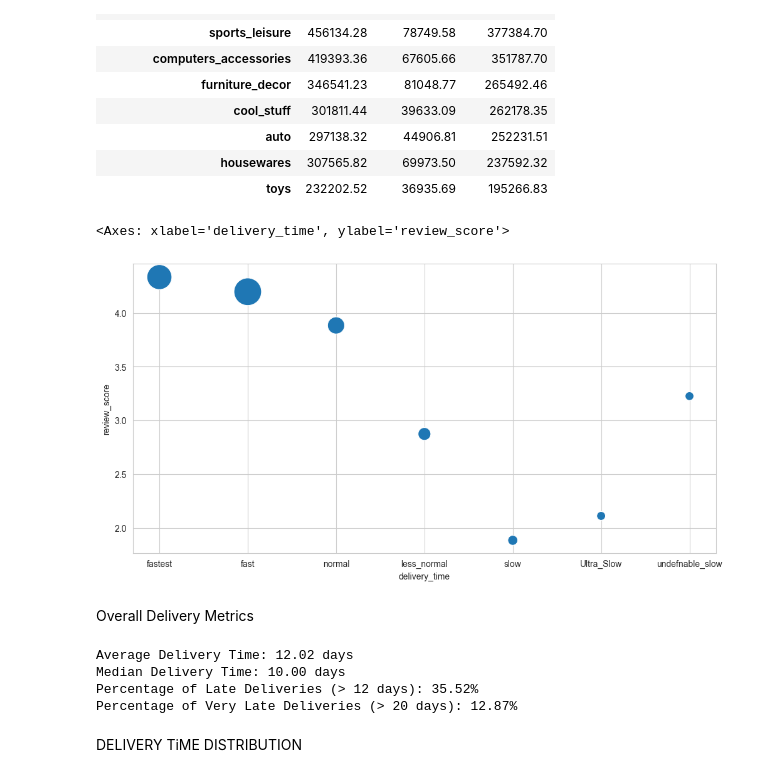
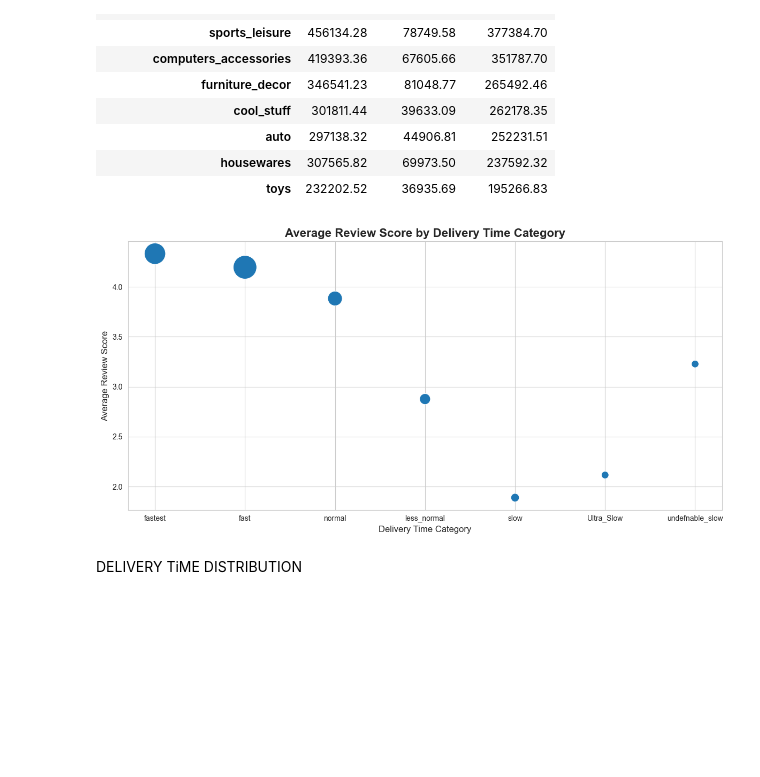
Before and after one commit to haseeb774/end-to-end-olist-analysis, a Jupyter notebook: python_analysis/eda.ipynb, the cells around one changed output. Cells and saved outputs as stored; diff of their text form; code cells hidden in the pictures; blank space fills up the shorter version.

```diff
--- a/python_analysis/eda.ipynb
+++ b/python_analysis/eda.ipynb
@@ -177,46 +177,20 @@ category_profit
 | housewares | 307565.82 | 69973.50 | 237592.32 |
 | toys | 232202.52 | 36935.69 | 195266.83 |
 # %%
-df["delivery_time"] = pd.cut(df["delivery_time"], bins=[0,7,16,25,40,70,120,np.inf], labels=["fastest","fast","normal","less_normal","slow","Ultra_Slow","undefnable_slow"])
-rateing_by_delivery_time =df.groupby("delivery_time").agg({
+df["delivery_time_cat"] = pd.cut(df["delivery_time"], bins=[0,7,16,25,40,70,120,np.inf], labels=["fastest","fast","normal","less_normal","slow","Ultra_Slow","undefnable_slow"])
+rateing_by_delivery_time =df.groupby("delivery_time_cat").agg({
     "order_id":"nunique",
     "review_score":"mean"
 })
 sns.scatterplot(data=rateing_by_delivery_time, x=rateing_by_delivery_time.index, y="review_score", size="order_id", legend=False, sizes=(100, 1000))
+plt.title('Average Review Score by Delivery Time Category', fontsize=16, fontweight='bold')
+plt.xlabel('Delivery Time Category', fontsize=12)
+plt.ylabel('Average Review Score', fontsize=12)
+plt.tight_layout()
+plt.savefig('outputs/visualizations/06_review_by_delivery_time.png', dpi=300,bbox_inches='tight')
+plt.show()
 # %% [output]
-<Axes: xlabel='delivery_time', ylabel='review_score'>
-[figure, old version]
+[figure, new version]
-# %% [markdown]
-Overall Delivery Metrics
-# %%
-# Average delivery time
-
-avg_delivery_time = df["delivery_time"].mean()
-# Median delivery time
-median_delivery_time = df["delivery_time"].median()
-# % of late deliveries
-# % of very late deliveries
-late_threshold = 12
-very_late_threshold = 20
-# Calculate the count of late deliveries (True values sum as 1)
-late_count = (df['delivery_time'] > late_threshold).sum()
-very_late_count = (df['delivery_time'] > very_late_threshold).sum()
-
-# Calculate the total number of deliveries
-total_count = len(df)
-
-# Calculate the percentage of late deliveries
-percentage_late = (late_count / total_count) * 100
-percentage_very_late = (very_late_count/total_count) * 100
-print(f"Average Delivery Time: {avg_delivery_time:.2f} days")
-print(f"Median Delivery Time: {median_delivery_time:.2f} days")
-print(f"Percentage of Late Deliveries (> {late_threshold} days): {percentage_late:.2f}%")
-print(f"Percentage of Very Late Deliveries (> {very_late_threshold} days): {percentage_very_late:.2f}%")
-# %% [output]
-Average Delivery Time: 12.02 days
-Median Delivery Time: 10.00 days
-Percentage of Late Deliveries (> 12 days): 35.52%
-Percentage of Very Late Deliveries (> 20 days): 12.87%
 # %% [markdown]
 DELIVERY TiME DISTRIBUTION
 # %%
```
Also changed, not shown: parts of 7 cells of this notebook, 1 other file.
